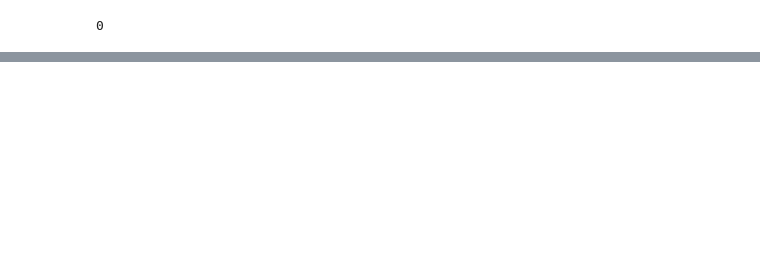
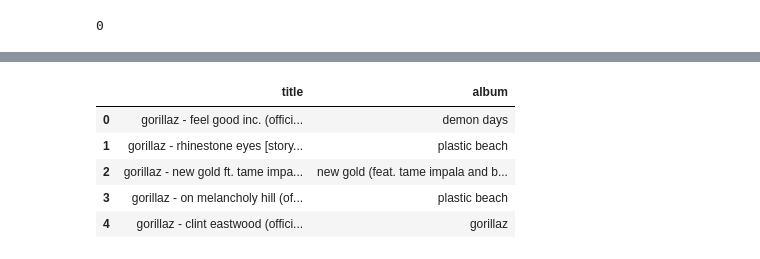
Before and after one commit to inesaag/promo-G-DA-modulo3-evaluacion-intermedia-Ines, a Jupyter notebook: ejercicios.ipynb, the cells around one changed output, grey strips where cells are left out. Cells and saved outputs as stored; diff of their text form; code cells hidden in the pictures; blank space fills up the shorter version.

```diff
--- a/ejercicios.ipynb
+++ b/ejercicios.ipynb
@@ -139,0 +207,9 @@ df.describe(include = 'object')
+# %%
+df[col2].head(5)
+# %% [output]
+|  | title | album |
+| 0 | gorillaz - feel good inc. (offici... | demon days |
+| 1 | gorillaz - rhinestone eyes [story... | plastic beach |
+| 2 | gorillaz - new gold ft. tame impa... | new gold (feat. tame impala and b... |
+| 3 | gorillaz - on melancholy hill (of... | plastic beach |
+| 4 | gorillaz - clint eastwood (offici... | gorillaz |
```
Also changed, not shown: parts of 33 cells of this notebook.
